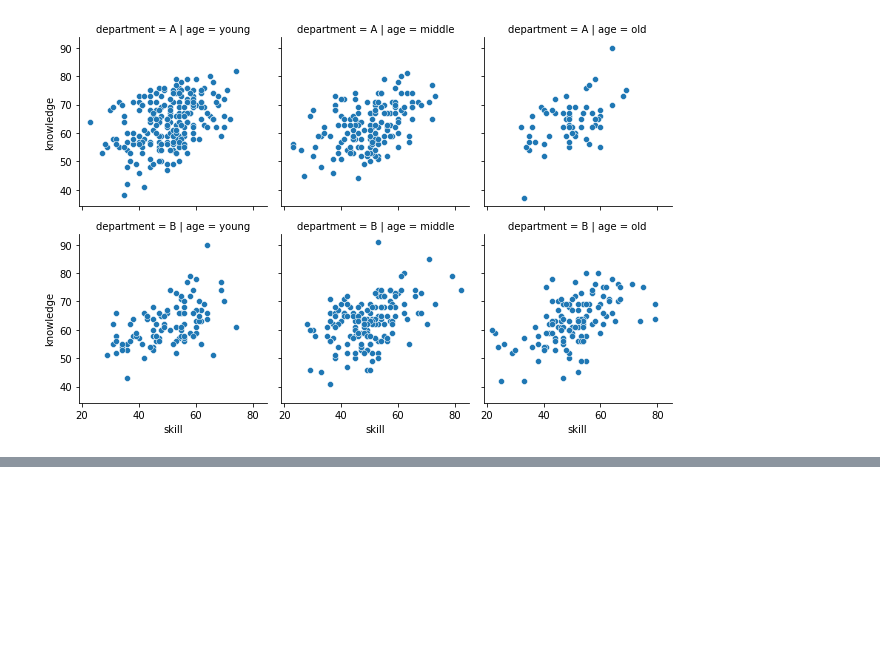
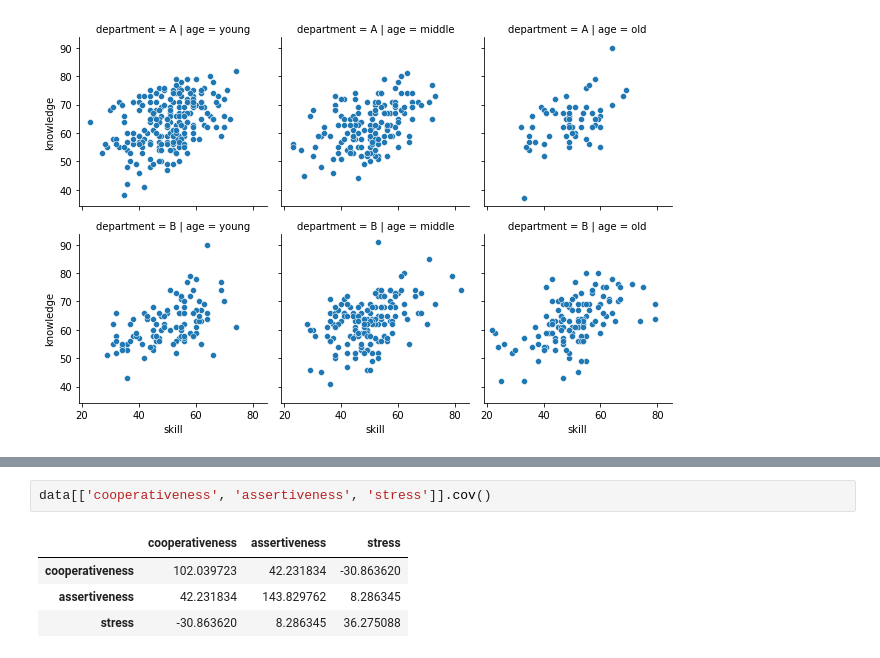
Before and after one commit to ceshmina/learn-statistical-modeling, a Jupyter notebook: work/multivariate/chapter1.ipynb, the cells around one changed output, grey strips where cells are left out. Saved outputs shown, nothing was run; the diff lists cells and outputs as text; blank space fills up the shorter version.

```diff
--- a/work/multivariate/chapter1.ipynb
+++ b/work/multivariate/chapter1.ipynb
@@ -265,0 +285,7 @@ sns.FacetGrid(data, col='age', col_order=['young', 'middle', 'old'], row='depart
+# %%
+data[['cooperativeness', 'assertiveness', 'stress']].cov()
+# %% [output]
+|  | cooperativeness | assertiveness | stress |
+| cooperativeness | 102.039723 | 42.231834 | -30.863620 |
+| assertiveness | 42.231834 | 143.829762 | 8.286345 |
+| stress | -30.863620 | 8.286345 | 36.275088 |
```
Also changed, not shown: parts of 12 cells of this notebook.
